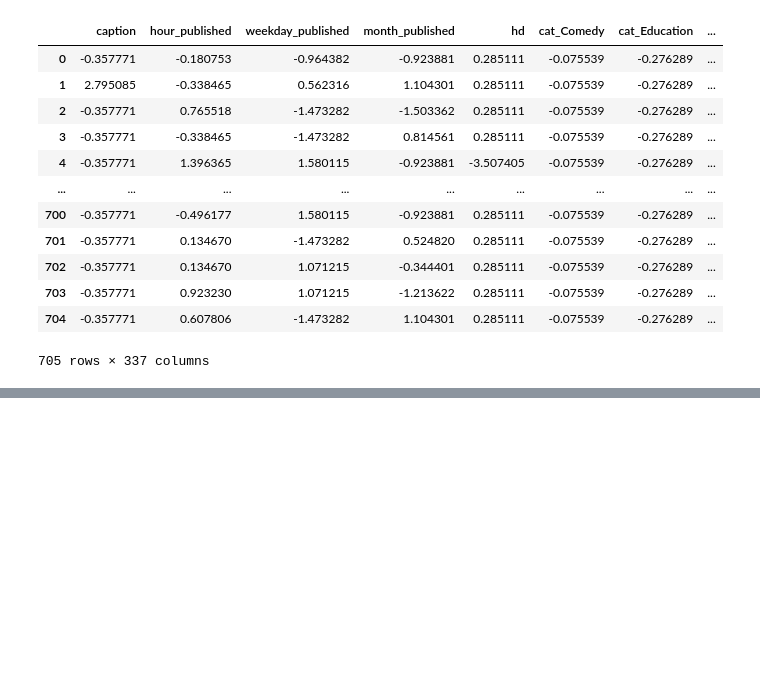
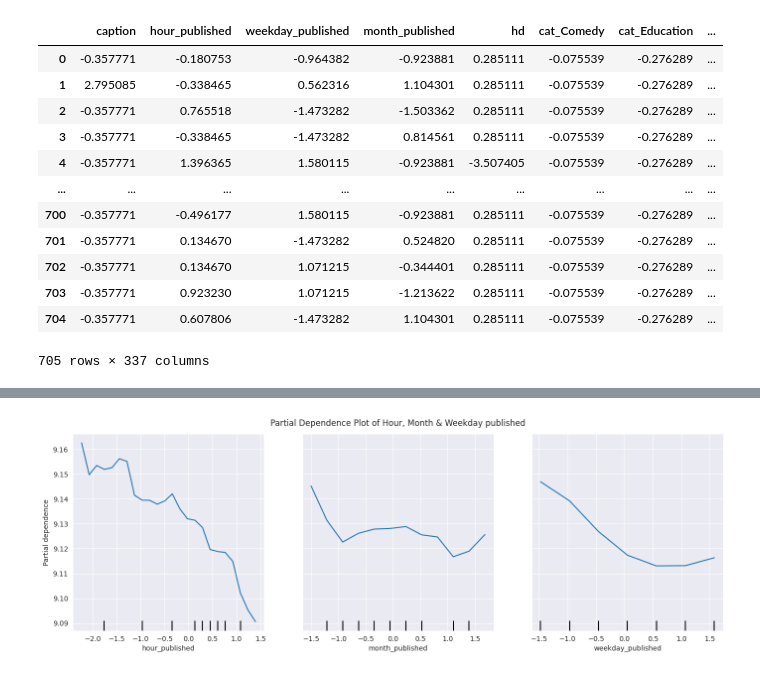
Before and after one commit to gh4rris/vegan_youtube, a Jupyter notebook: 04_modeling_dt_rf.ipynb, the cells around one changed output, grey strips where cells are left out. Cells and saved outputs as stored; diff of their text form; code cells hidden in the pictures; blank space fills up the shorter version.

```diff
--- a/04_modeling_dt_rf.ipynb
+++ b/04_modeling_dt_rf.ipynb
@@ -162,0 +183,7 @@ plt.savefig("images/random_forest_top_10_feature_importance.png", dpi=300)
+# %%
+fig, ax = plt.subplots(figsize=(14, 5))
+PartialDependenceDisplay.from_estimator(estimator=rf, X=X_train_scaled, features=["hour_published", "month_published", "weekday_published"], ax=ax, grid_resolution=100)
+ax.set_title("Partial Dependence Plot of Hour, Month & Weekday published", y=1.02)
+plt.tight_layout()
+# %% [output]
+[figure, added]
```
Also changed, not shown: parts of 11 cells of this notebook, 1 other file.
